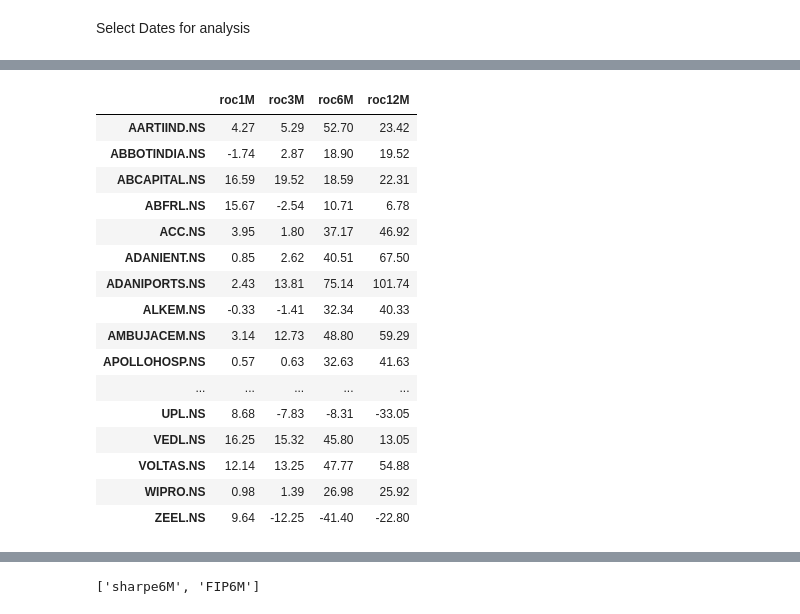
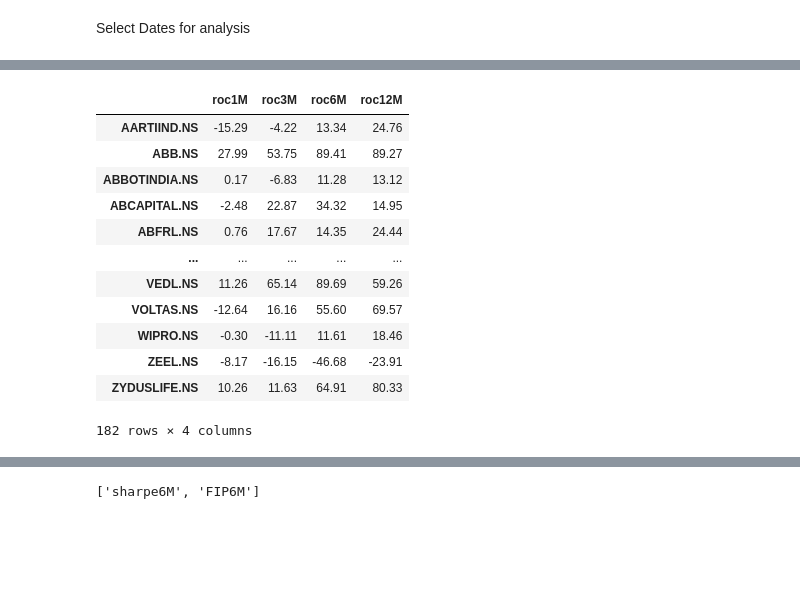
Before and after one commit to mitul19/python-scripts, a Jupyter notebook: collab/momentumScripts/momFO.ipynb, the cells around one changed output, grey strips where cells are left out. Drawn from its saved outputs; the diff is of its cells as text; code cells hidden in the pictures; blank space fills up the shorter version.

```diff
--- a/collab/momentumScripts/momFO.ipynb
+++ b/collab/momentumScripts/momFO.ipynb
@@ -21,7 +21,7 @@ Select Dates for analysis
 dates = dict()
 dates['startDate'] = str(date.today() - timedelta(days=365))
 dates['date6M'] = str(date.today() - timedelta(days=180))
-dates['endDate'] = str(date.today() - timedelta(days=0))
+dates['endDate'] = str(date.today() - timedelta(days=1))
 
 print('Start Date: ', dates['startDate'])
 print('6M Date: ', dates['date6M'])
@@ -125,31 +115,27 @@ dfMonthEnd
 # %%
 # Stats DataFrame
 dfStats = pd.DataFrame()
 
 # Rate of change
 dfStats['roc1M'] = getNMonthRoC(dfMonthEnd, 1)
 dfStats['roc3M'] = getNMonthRoC(dfMonthEnd, 3)
 dfStats['roc6M'] = getNMonthRoC(dfMonthEnd, 6)
-dfStats['roc12M'] = getNMonthRoC(dfMonthEnd, 12)
+dfStats['roc12M'] = getNMonthRoC(dfMonthEnd, 11)
 dfStats
 # %% [output]
 |  | roc1M | roc3M | roc6M | roc12M |
-| AARTIIND.NS | 4.27 | 5.29 | 52.70 | 23.42 |
-| ABBOTINDIA.NS | -1.74 | 2.87 | 18.90 | 19.52 |
-| ABCAPITAL.NS | 16.59 | 19.52 | 18.59 | 22.31 |
-| ABFRL.NS | 15.67 | -2.54 | 10.71 | 6.78 |
-| ACC.NS | 3.95 | 1.80 | 37.17 | 46.92 |
-| ADANIENT.NS | 0.85 | 2.62 | 40.51 | 67.50 |
-| ADANIPORTS.NS | 2.43 | 13.81 | 75.14 | 101.74 |
-| ALKEM.NS | -0.33 | -1.41 | 32.34 | 40.33 |
-| AMBUJACEM.NS | 3.14 | 12.73 | 48.80 | 59.29 |
-| APOLLOHOSP.NS | 0.57 | 0.63 | 32.63 | 41.63 |
+| AARTIIND.NS | -15.29 | -4.22 | 13.34 | 24.76 |
+| ABB.NS | 27.99 | 53.75 | 89.41 | 89.27 |
+| ABBOTINDIA.NS | 0.17 | -6.83 | 11.28 | 13.12 |
+| ABCAPITAL.NS | -2.48 | 22.87 | 34.32 | 14.95 |
+| ABFRL.NS | 0.76 | 17.67 | 14.35 | 24.44 |
 | ... | ... | ... | ... | ... |
-| UPL.NS | 8.68 | -7.83 | -8.31 | -33.05 |
-| VEDL.NS | 16.25 | 15.32 | 45.80 | 13.05 |
-| VOLTAS.NS | 12.14 | 13.25 | 47.77 | 54.88 |
-| WIPRO.NS | 0.98 | 1.39 | 26.98 | 25.92 |
-| ZEEL.NS | 9.64 | -12.25 | -41.40 | -22.80 |
+| VEDL.NS | 11.26 | 65.14 | 89.69 | 59.26 |
+| VOLTAS.NS | -12.64 | 16.16 | 55.60 | 69.57 |
+| WIPRO.NS | -0.30 | -11.11 | 11.61 | 18.46 |
+| ZEEL.NS | -8.17 | -16.15 | -46.68 | -23.91 |
+| ZYDUSLIFE.NS | 10.26 | 11.63 | 64.91 | 80.33 |
+182 rows × 4 columns
 # %%
 
 # Data for the past 6 months
```
Also changed, not shown: parts of 18 cells of this notebook, 8 other files.
